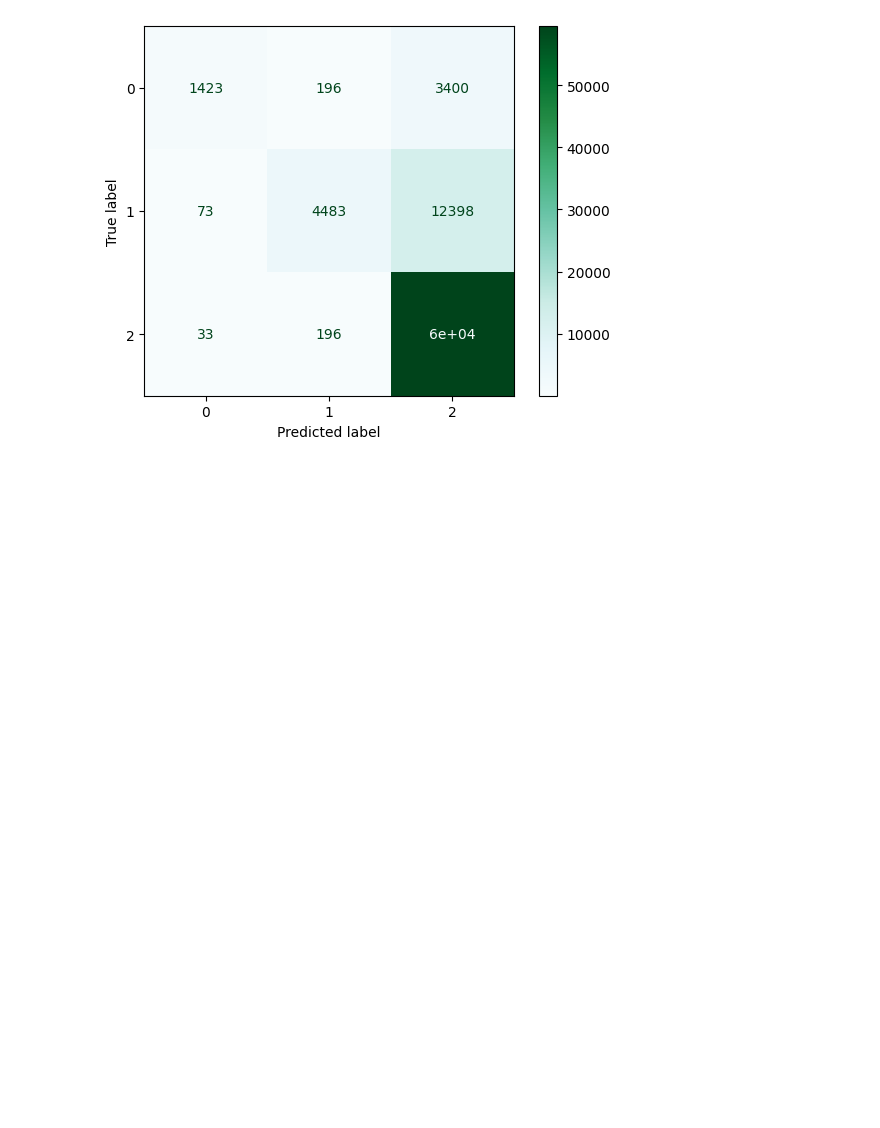
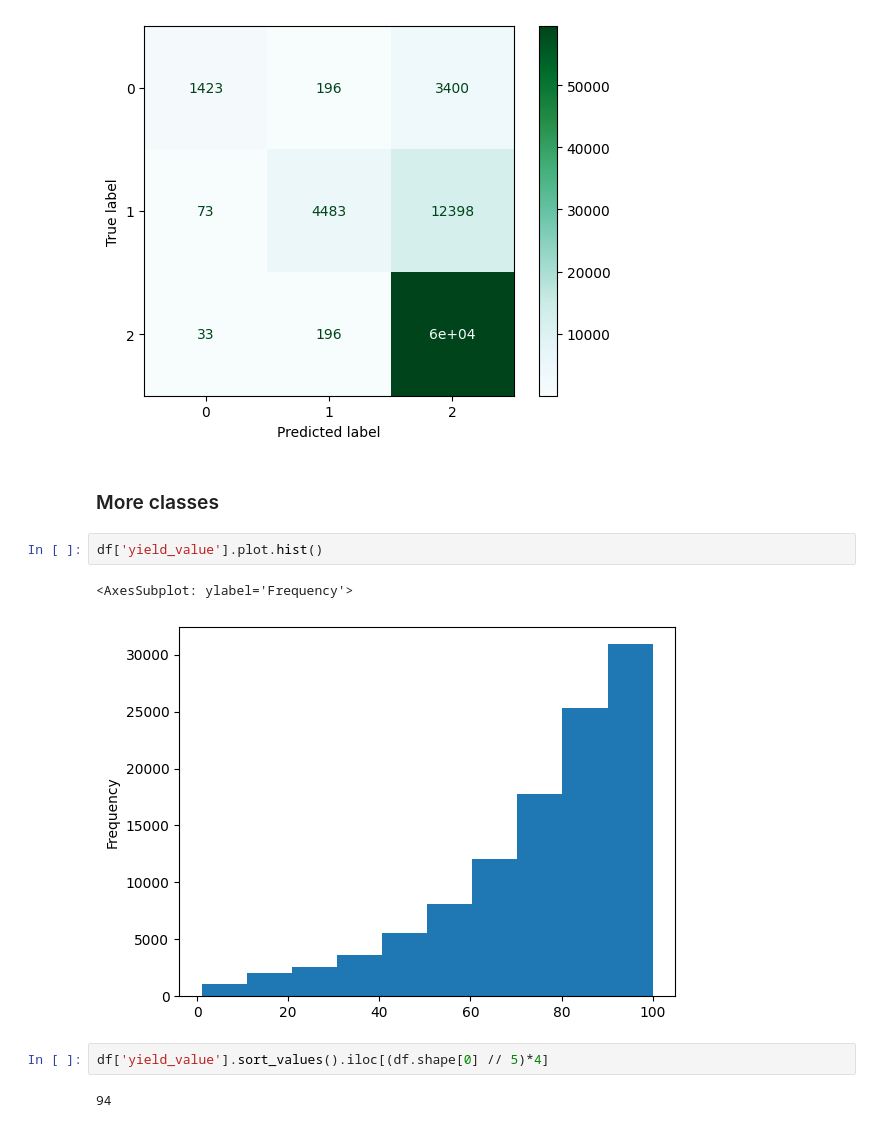
Before and after one commit to XenaN/Chem_conditions, a Jupyter notebook: notebooks/XGBoost_Classifier_ipynb_.ipynb, the cells around one changed output. Cells and saved outputs as stored; diff of their text form; blank space fills up the shorter version.

```diff
--- a/notebooks/XGBoost_Classifier_ipynb_.ipynb
+++ b/notebooks/XGBoost_Classifier_ipynb_.ipynb
@@ -111,3 +188,14 @@ cm_display
 # %% [output]
 <sklearn.metrics._plot.confusion_matrix.ConfusionMatrixDisplay at 0x...>
 [figure]
+# %% [markdown]
+### More classes
+# %%
+df['yield_value'].plot.hist()
+# %% [output]
+<AxesSubplot: ylabel='Frequency'>
+[figure, added]
+# %%
+df['yield_value'].sort_values().iloc[(df.shape[0] // 5)*4]
+# %% [output]
+94
```
Also changed, not shown: parts of 20 cells of this notebook.
